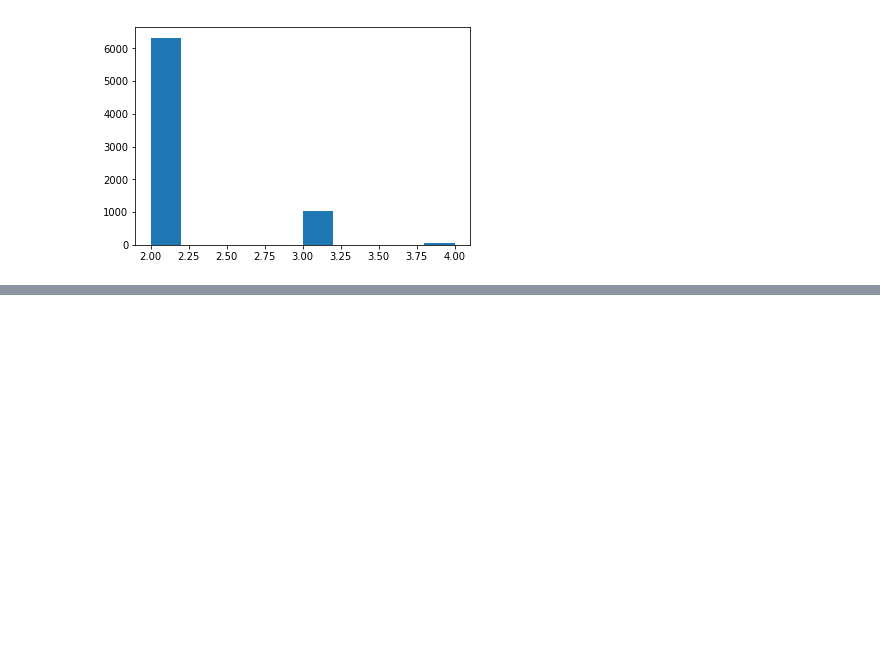
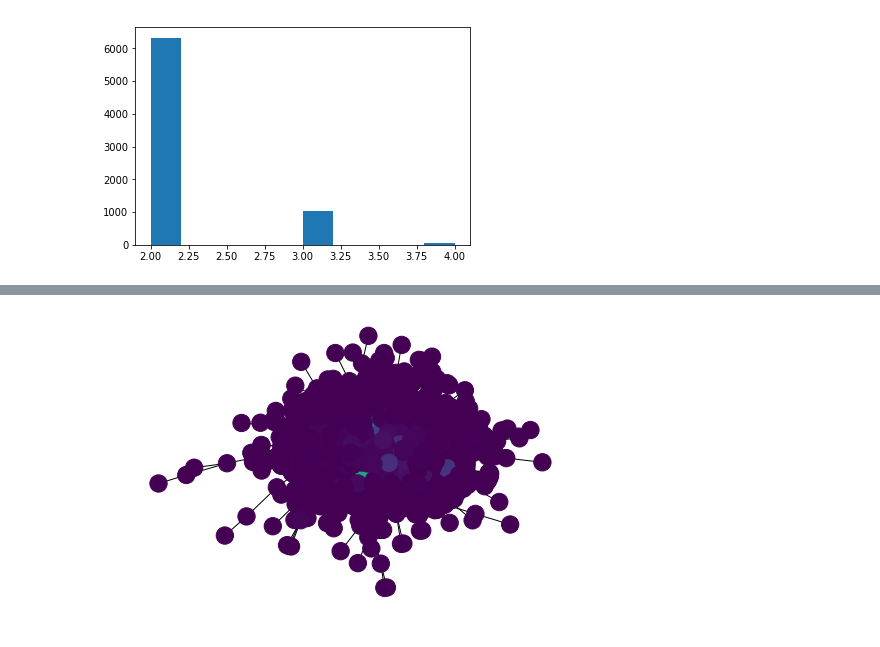
Before and after one commit to DariusParvin/Lightning-Channel-Optimizer, a Jupyter notebook: Rough_work.ipynb, the cells around one changed output, grey strips where cells are left out. Drawn from its saved outputs; the diff is of its cells as text; code cells hidden in the pictures; blank space fills up the shorter version.

```diff
--- a/Rough_work.ipynb
+++ b/Rough_work.ipynb
@@ -334,0 +404,8 @@ plt.hist(cliq_len);
+# %%
+K = get_main_subgraph(G)
+
+bb = nx.degree_centrality(K)
+# isinstance(bb, dict)
+
+nx.set_node_attributes(K, bb, 'betweenness')
+K.nodes['0217890e3aad8d35bc054f43acc00084b25229ecff0ab68debd82883ad65ee8266']['betweenness']
@@ -334,0 +434,7 @@ plt.hist(cliq_len);
+# %%
+values = [bb.get(node, 0.25) for node in K.nodes()]
+
+nx.draw(K, cmap=plt.get_cmap('viridis'), node_color=values, with_labels=False, font_color='white')
+plt.show()
+# %% [output]
+[figure, added]
```
Also changed, not shown: parts of 9 cells of this notebook, 1 other file.
